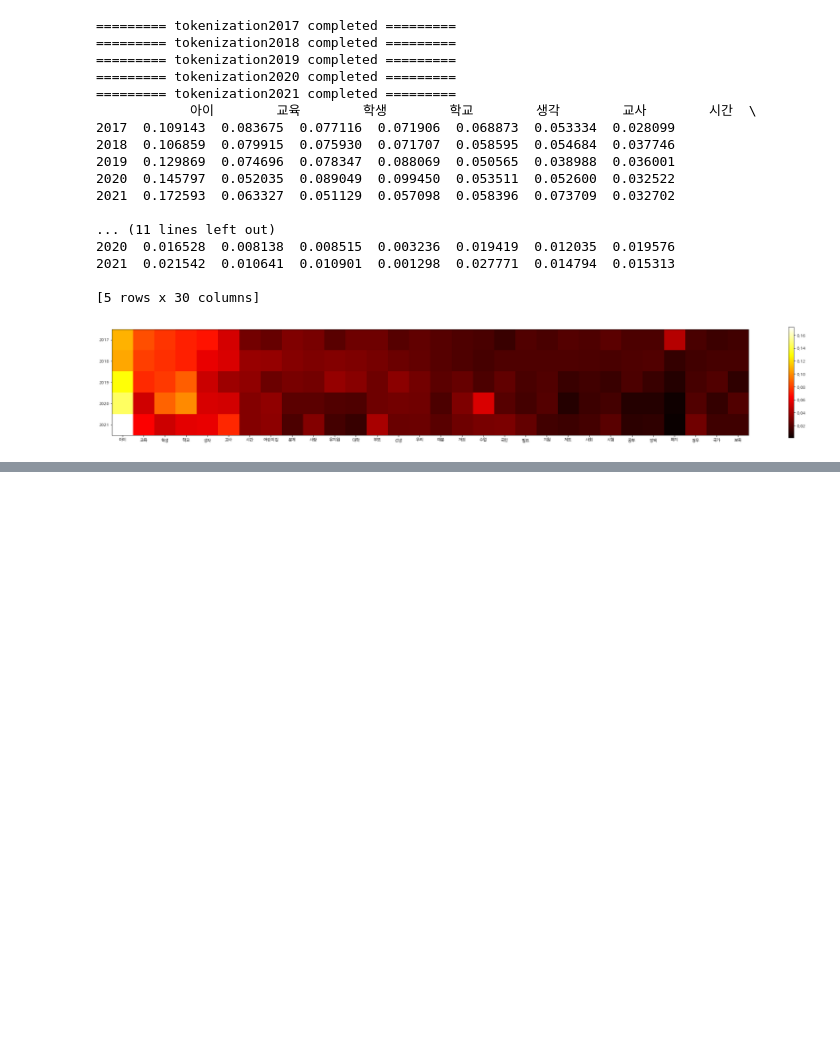
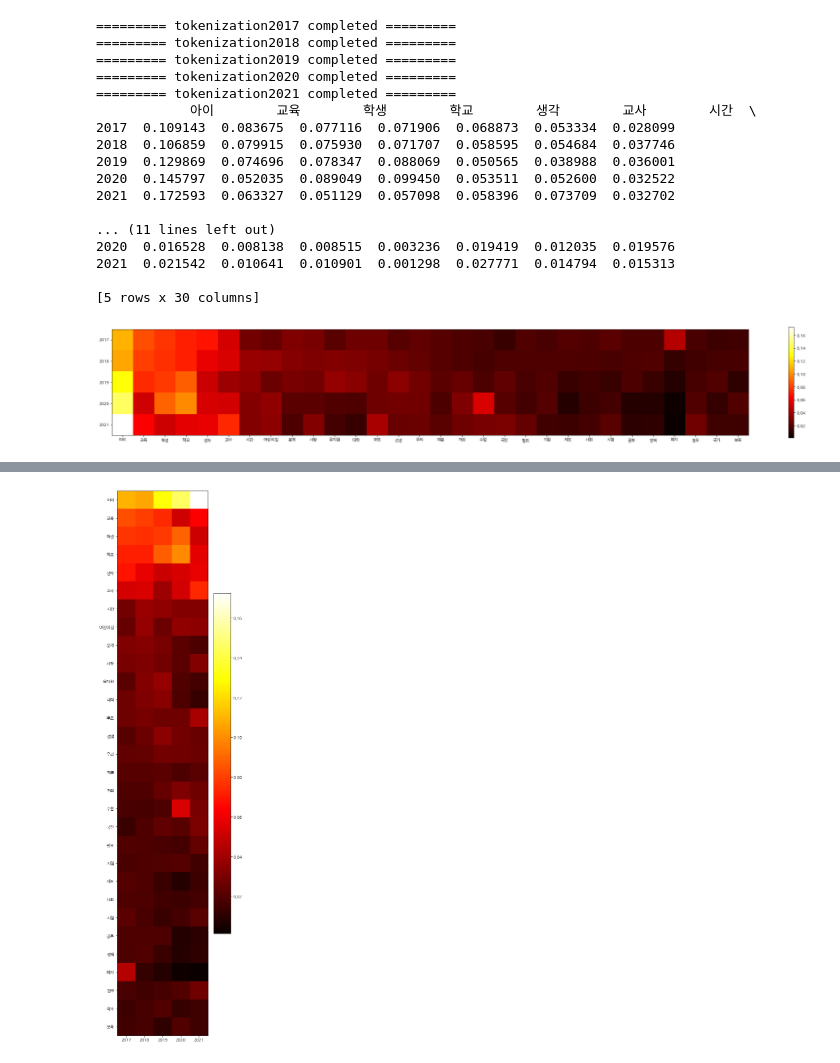
Before and after one commit to nan-noo/web-crawling, a Jupyter notebook: network.ipynb, the cells around one changed output, grey strips where cells are left out. Cells and saved outputs as stored; diff of their text form; code cells hidden in the pictures; blank space fills up the shorter version.

```diff
--- a/network.ipynb
+++ b/network.ipynb
@@ -287,3 +287,6 @@ plt.colorbar()
 plt.show()
 # %% [output]
 [figure]
+# %%
+df_h2 = df_h2.transpose()
+df_h2.head()
@@ -289,0 +300,9 @@ plt.show()
+# %%
+plt.figure(figsize=(5, 35))
+plt.xticks(range(5), df_h2.columns)
+plt.yticks(range(len(top30)), df_h2.index)
+plt.imshow(df_h2, cmap='hot')
+plt.colorbar()
+plt.show()
+# %% [output]
+[figure, added]
```
Also changed, not shown: parts of 1 cell of this notebook.
